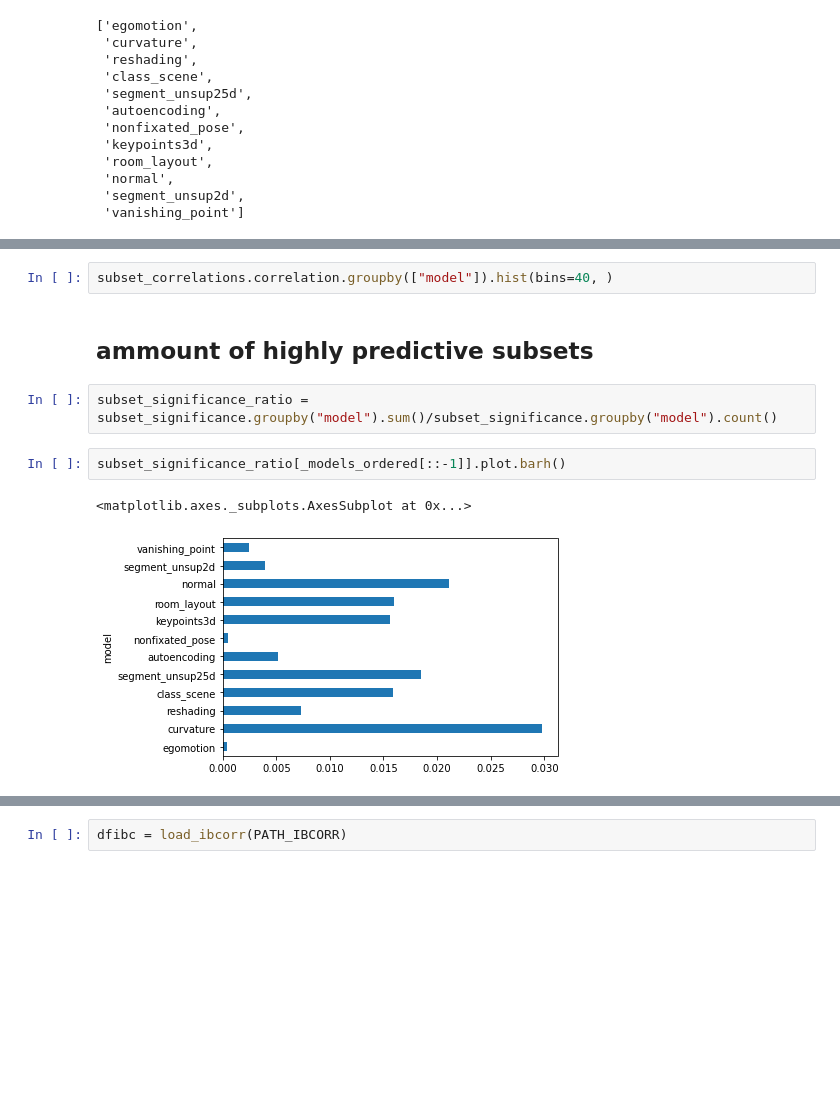
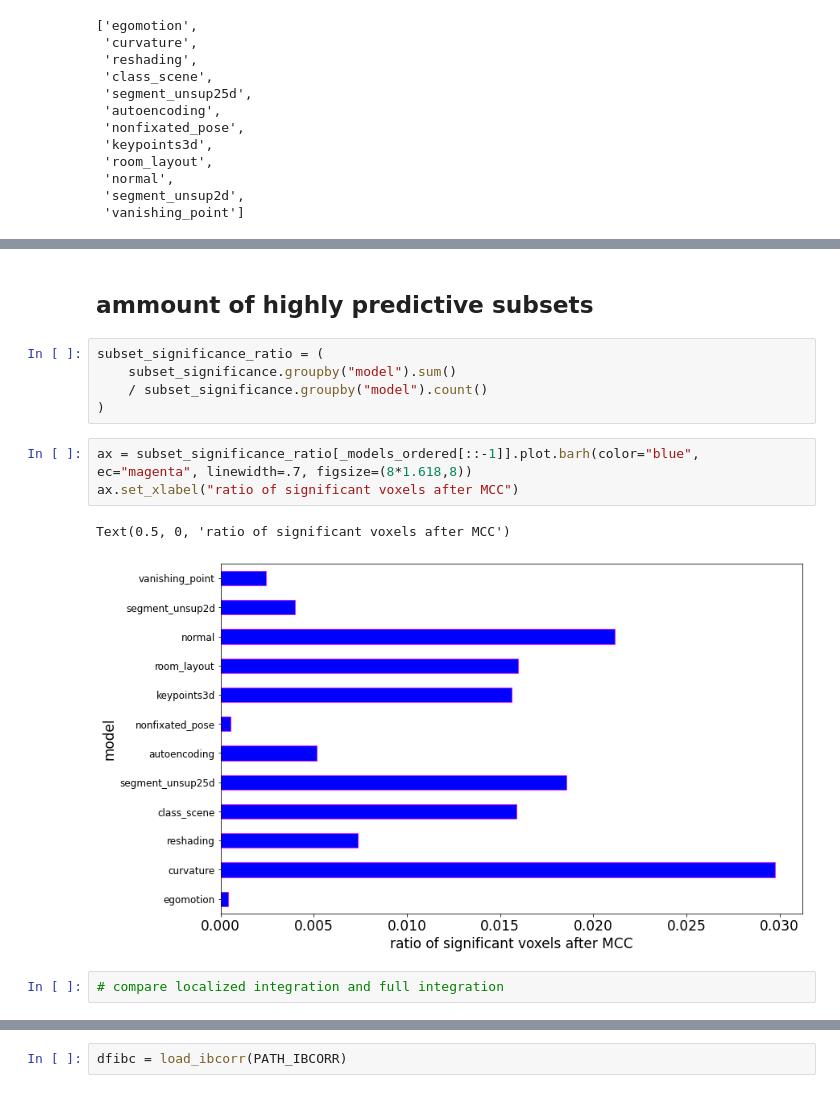
Before and after one commit to toniklenk/analysis-taskonomy, a Jupyter notebook: scripts/factor3 spatialintegration.ipynb, the cells around one changed output, grey strips where cells are left out. Drawn from its saved outputs; the diff is of its cells as text; blank space fills up the shorter version.

```diff
--- a/scripts/factor3 spatialintegration.ipynb
+++ b/scripts/factor3 spatialintegration.ipynb
@@ -596,11 +619,15 @@ for mo, ax in zip(_models_ordered[::-1], axes.flat):
-# %%
-subset_correlations.correlation.groupby(["model"]).hist(bins=40, )
 # %% [markdown]
 ## ammount of highly predictive subsets
 # %%
-subset_significance_ratio = subset_significance.groupby("model").sum()/subset_significance.groupby("model").count()
+subset_significance_ratio = (
+    subset_significance.groupby("model").sum()
+    / subset_significance.groupby("model").count()
+)
-# %%
-subset_significance_ratio[_models_ordered[::-1]].plot.barh()
-# %% [output]
-<matplotlib.axes._subplots.AxesSubplot at 0x...>
-[figure, removed]
+# %%
+ax = subset_significance_ratio[_models_ordered[::-1]].plot.barh(color="blue", ec="magenta", linewidth=.7, figsize=(8*1.618,8))
+ax.set_xlabel("ratio of significant voxels after MCC")
+# %% [output]
+Text(0.5, 0, 'ratio of significant voxels after MCC')
+[figure, added]
+# %%
+# compare localized integration and full integration
```
Also changed, not shown: parts of 13 cells of this notebook, 2 other files.
